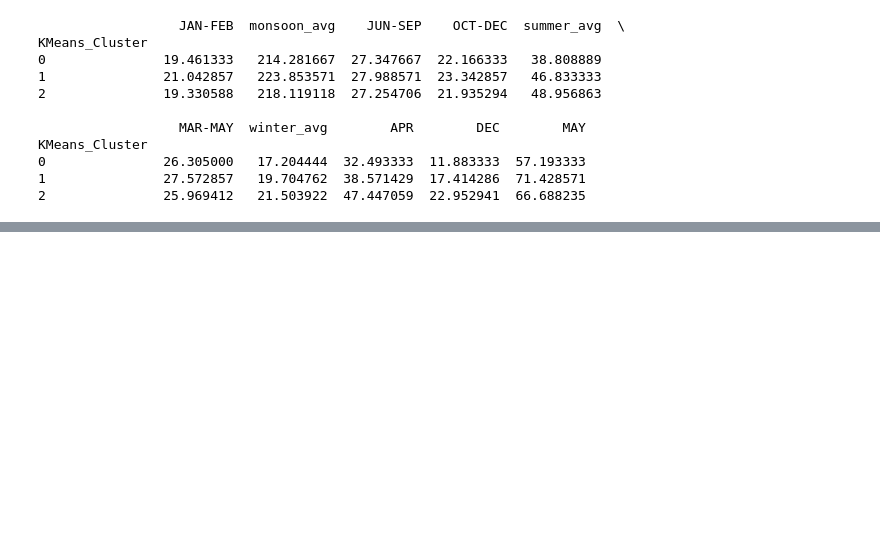
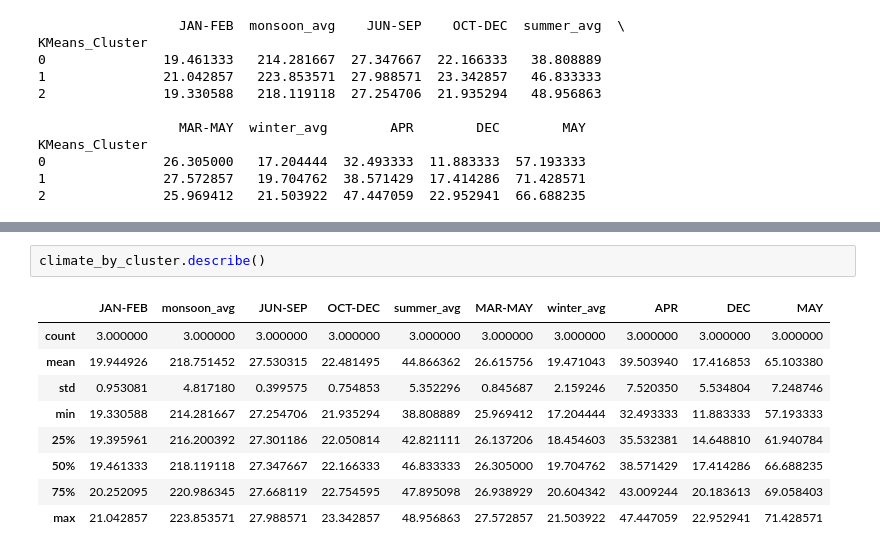
Before and after one commit to sandeepa-ukr/AI-Based-Crop-Predection, a Jupyter notebook: crop.ipynb, the cells around one changed output, grey strips where cells are left out. Drawn from its saved outputs; the diff is of its cells as text; blank space fills up the shorter version.

```diff
--- a/crop.ipynb
+++ b/crop.ipynb
@@ -1741,0 +1752,12 @@ KMeans_Cluster
+# %%
+climate_by_cluster.describe()
+# %% [output]
+|  | JAN-FEB | monsoon_avg | JUN-SEP | OCT-DEC | summer_avg | MAR-MAY | winter_avg | APR | DEC | MAY |
+| count | 3.000000 | 3.000000 | 3.000000 | 3.000000 | 3.000000 | 3.000000 | 3.000000 | 3.000000 | 3.000000 | 3.000000 |
+| mean | 19.944926 | 218.751452 | 27.530315 | 22.481495 | 44.866362 | 26.615756 | 19.471043 | 39.503940 | 17.416853 | 65.103380 |
+| std | 0.953081 | 4.817180 | 0.399575 | 0.754853 | 5.352296 | 0.845687 | 2.159246 | 7.520350 | 5.534804 | 7.248746 |
+| min | 19.330588 | 214.281667 | 27.254706 | 21.935294 | 38.808889 | 25.969412 | 17.204444 | 32.493333 | 11.883333 | 57.193333 |
+| 25% | 19.395961 | 216.200392 | 27.301186 | 22.050814 | 42.821111 | 26.137206 | 18.454603 | 35.532381 | 14.648810 | 61.940784 |
+| 50% | 19.461333 | 218.119118 | 27.347667 | 22.166333 | 46.833333 | 26.305000 | 19.704762 | 38.571429 | 17.414286 | 66.688235 |
+| 75% | 20.252095 | 220.986345 | 27.668119 | 22.754595 | 47.895098 | 26.938929 | 20.604342 | 43.009244 | 20.183613 | 69.058403 |
+| max | 21.042857 | 223.853571 | 27.988571 | 23.342857 | 48.956863 | 27.572857 | 21.503922 | 47.447059 | 22.952941 | 71.428571 |
```
Also changed, not shown: parts of 2 cells of this notebook.
